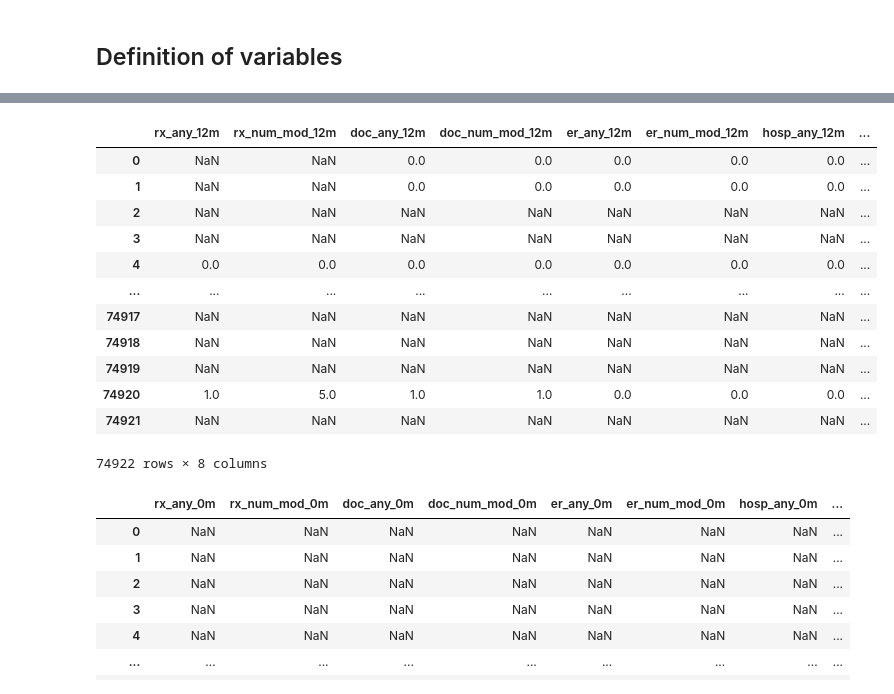
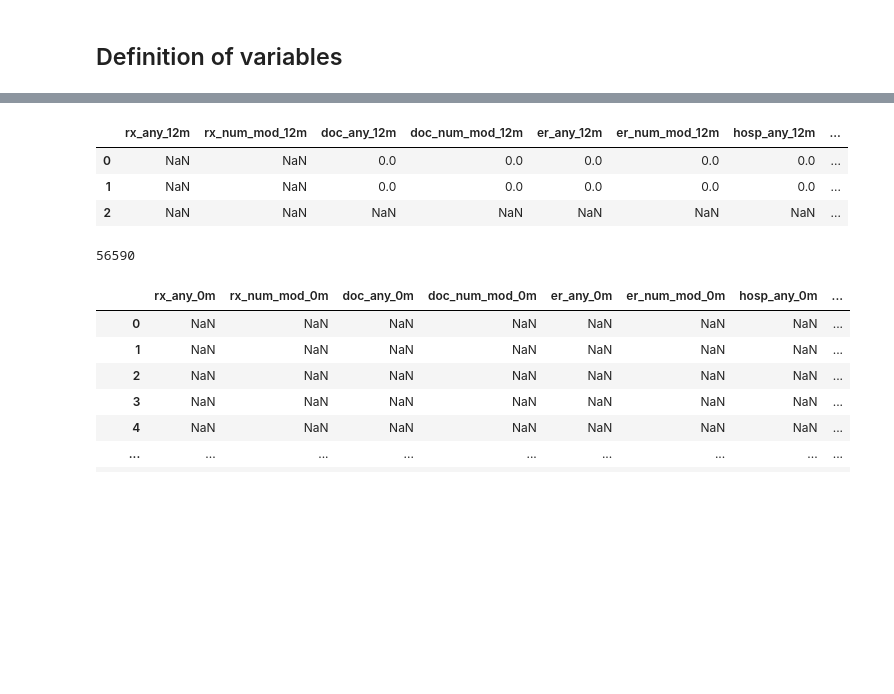
Before and after one commit to Yasmineouattara/ML_for_Econ_Final_Project, a Jupyter notebook: Notebook_Tim.ipynb, the cells around one changed output, grey strips where cells are left out. Saved outputs shown, nothing was run; the diff lists cells and outputs as text; code cells hidden in the pictures; blank space fills up the shorter version.

```diff
--- a/Notebook_Tim.ipynb
+++ b/Notebook_Tim.ipynb
@@ -269,21 +213,16 @@ df_filtered[['cost_any_oop_0m', 'cost_tot_oop_0m', 'cost_any_owe_0m', 'cost_tot_
 # %%
 # Health care utilization outcome 12
 
-df_filtered[['rx_any_12m', 'rx_num_mod_12m', 'doc_any_12m', 'doc_num_mod_12m', 'er_any_12m', 'er_num_mod_12m', 'hosp_any_12m' , 'hosp_num_mod_12m']]
+df_filtered[['rx_any_12m', 'rx_num_mod_12m', 'doc_any_12m', 'doc_num_mod_12m', 'er_any_12m', 'er_num_mod_12m', 'hosp_any_12m' , 'hosp_num_mod_12m']].head(3)
 # %% [output]
 |  | rx_any_12m | rx_num_mod_12m | doc_any_12m | doc_num_mod_12m | er_any_12m | er_num_mod_12m | hosp_any_12m | ... |
 | 0 | NaN | NaN | 0.0 | 0.0 | 0.0 | 0.0 | 0.0 | ... |
 | 1 | NaN | NaN | 0.0 | 0.0 | 0.0 | 0.0 | 0.0 | ... |
 | 2 | NaN | NaN | NaN | NaN | NaN | NaN | NaN | ... |
-| 3 | NaN | NaN | NaN | NaN | NaN | NaN | NaN | ... |
-| 4 | 0.0 | 0.0 | 0.0 | 0.0 | 0.0 | 0.0 | 0.0 | ... |
-| ... | ... | ... | ... | ... | ... | ... | ... | ... |
-| 74917 | NaN | NaN | NaN | NaN | NaN | NaN | NaN | ... |
-| 74918 | NaN | NaN | NaN | NaN | NaN | NaN | NaN | ... |
-| 74919 | NaN | NaN | NaN | NaN | NaN | NaN | NaN | ... |
-| 74920 | 1.0 | 5.0 | 1.0 | 1.0 | 0.0 | 0.0 | 0.0 | ... |
-| 74921 | NaN | NaN | NaN | NaN | NaN | NaN | NaN | ... |
-74922 rows × 8 columns
+# %%
+len(df_filtered) - df_filtered['rx_any_12m'].count()
+# %% [output]
+56590
 # %%
 # Health care utilization outcome 0
 
```
Also changed, not shown: parts of 24 cells of this notebook.
